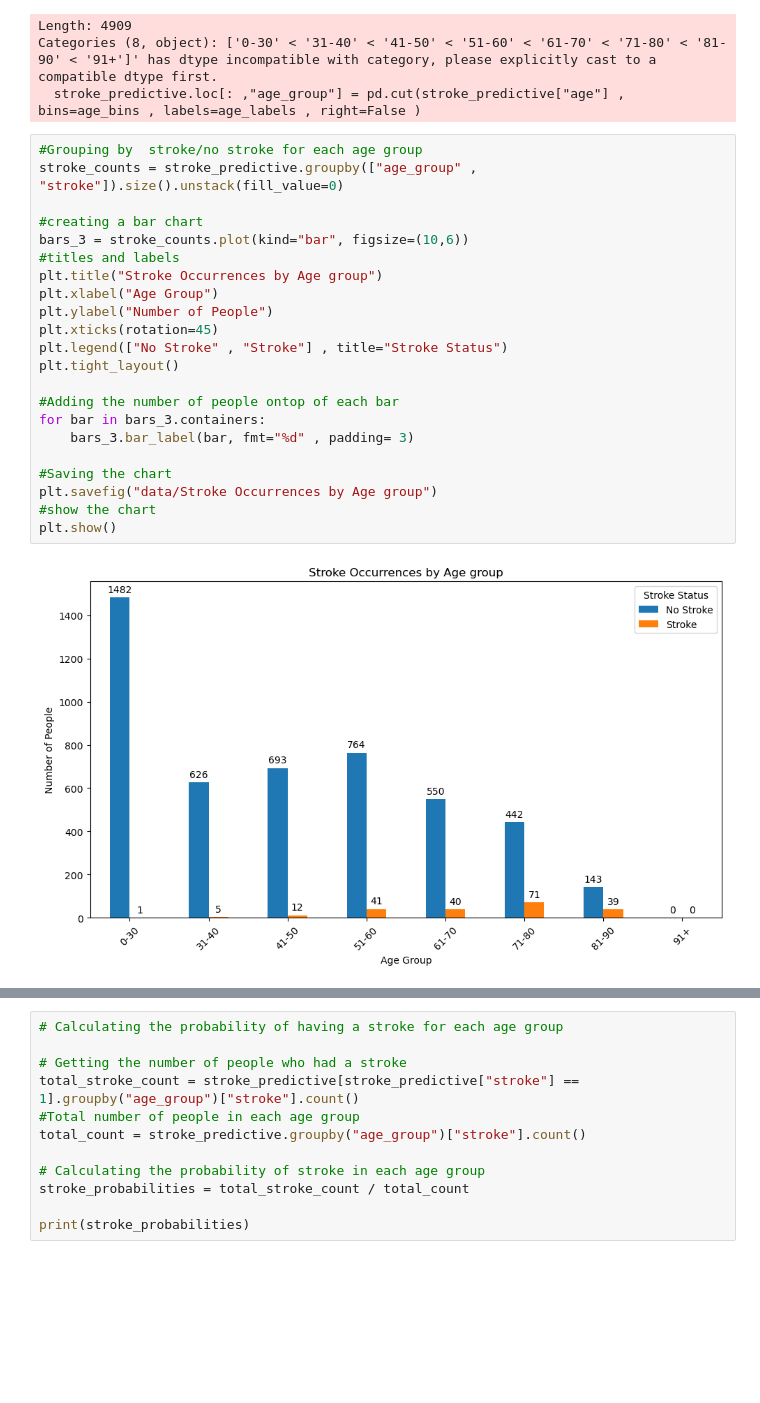
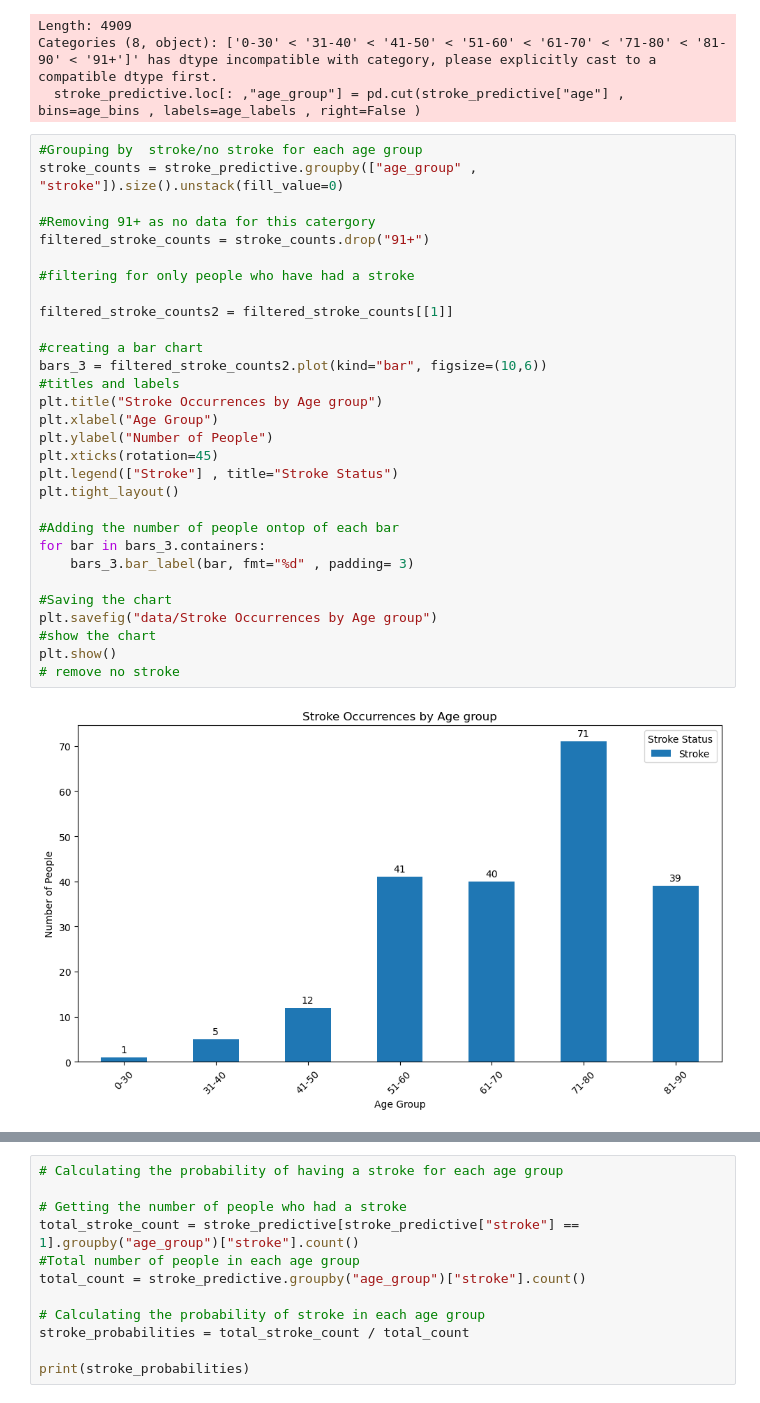
Before and after one commit to talazubi/project-1, a Jupyter notebook: cleaned_stroke_df.ipynb, the cells around one changed output, grey strips where cells are left out. Drawn from its saved outputs; the diff is of its cells as text; blank space fills up the shorter version.

Commit message:
Adding updated code , graphs and readme file to repo

```diff
--- a/cleaned_stroke_df.ipynb
+++ b/cleaned_stroke_df.ipynb
@@ -180,24 +180,32 @@ Categories (8, object): ['0-30' < '31-40' < '41-50' < '51-60' < '61-70' < '71-80
 # %%
 #Grouping by  stroke/no stroke for each age group
 stroke_counts = stroke_predictive.groupby(["age_group" , "stroke"]).size().unstack(fill_value=0)
 
+#Removing 91+ as no data for this catergory
+filtered_stroke_counts = stroke_counts.drop("91+")
+
+#filtering for only people who have had a stroke
+
+filtered_stroke_counts2 = filtered_stroke_counts[[1]]
+
 #creating a bar chart
-bars_3 = stroke_counts.plot(kind="bar", figsize=(10,6))
+bars_3 = filtered_stroke_counts2.plot(kind="bar", figsize=(10,6))
 #titles and labels
 plt.title("Stroke Occurrences by Age group")
 plt.xlabel("Age Group")
 plt.ylabel("Number of People")
 plt.xticks(rotation=45)
-plt.legend(["No Stroke" , "Stroke"] , title="Stroke Status")
+plt.legend(["Stroke"] , title="Stroke Status")
 plt.tight_layout()
 
 #Adding the number of people ontop of each bar
 for bar in bars_3.containers:
     bars_3.bar_label(bar, fmt="%d" , padding= 3)
 
 #Saving the chart
 plt.savefig("data/Stroke Occurrences by Age group")
 #show the chart
 plt.show()
+# remove no stroke
 # %% [output]
-[figure, old version]
+[figure, new version]
```
Also changed, not shown: parts of 11 cells of this notebook, 9 other files.
